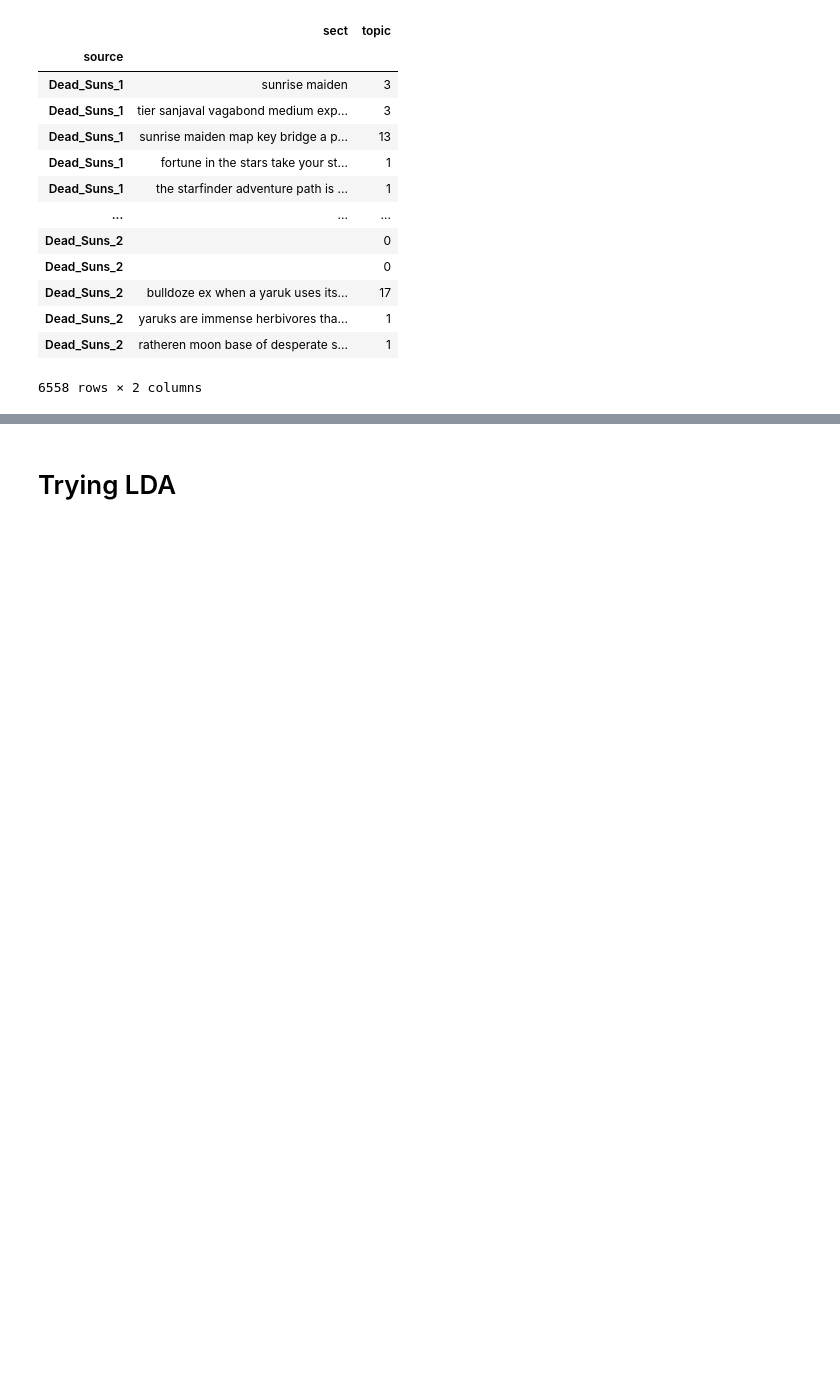
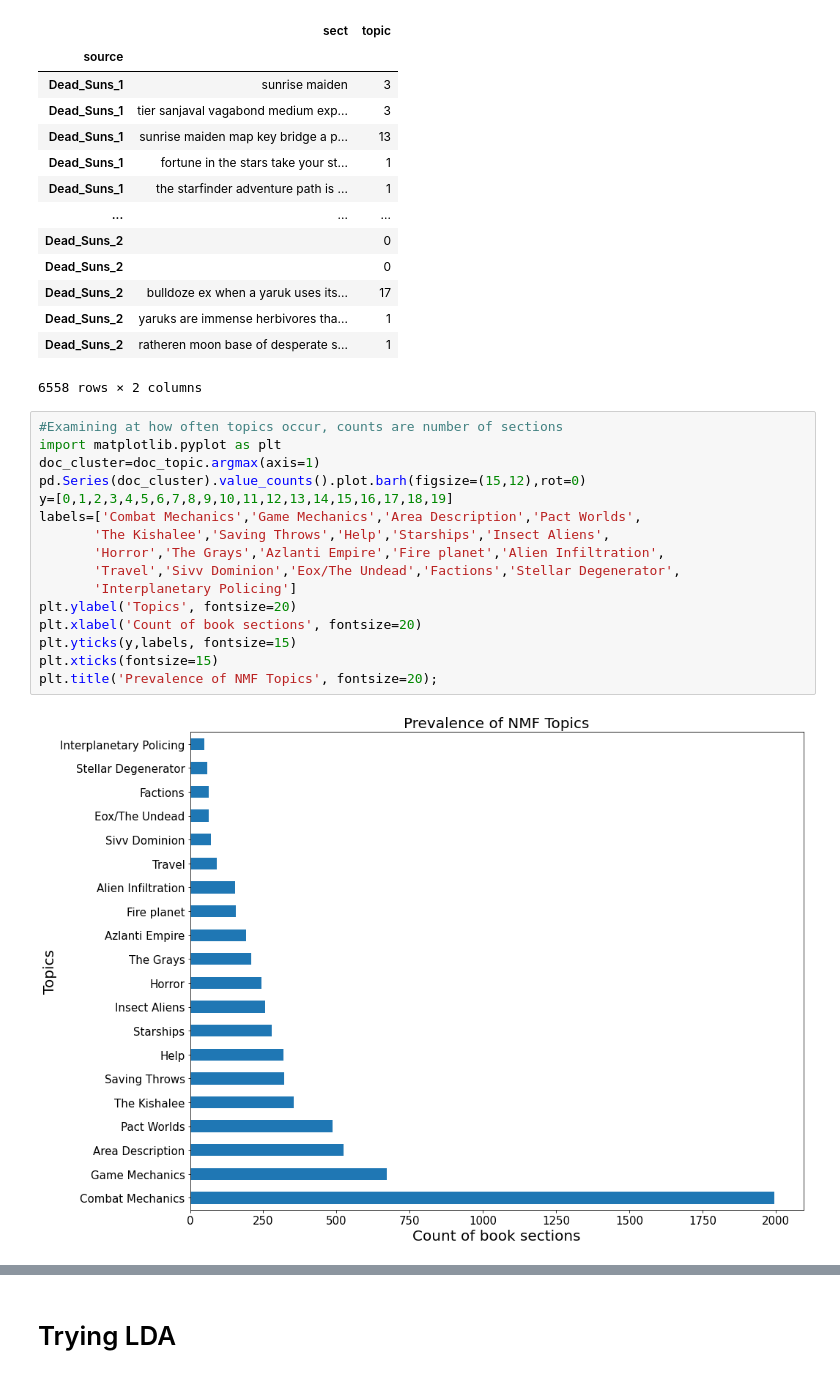
Before and after one commit to Jilliane1993/Starfinder_NLP, a Jupyter notebook: Starfinder_section_topic_modeling.ipynb, the cells around one changed output, grey strips where cells are left out. Drawn from its saved outputs; the diff is of its cells as text; blank space fills up the shorter version.

```diff
--- a/Starfinder_section_topic_modeling.ipynb
+++ b/Starfinder_section_topic_modeling.ipynb
@@ -183,4 +183,22 @@ data_clean1
 | Dead_Suns_2 | yaruks are immense herbivores tha... | 1 |
 | Dead_Suns_2 | ratheren moon base of desperate s... | 1 |
 6558 rows × 2 columns
+# %%
+#Examining at how often topics occur, counts are number of sections
+import matplotlib.pyplot as plt
+doc_cluster=doc_topic.argmax(axis=1)
+pd.Series(doc_cluster).value_counts().plot.barh(figsize=(15,12),rot=0)
+y=[0,1,2,3,4,5,6,7,8,9,10,11,12,13,14,15,16,17,18,19]
+labels=['Combat Mechanics','Game Mechanics','Area Description','Pact Worlds',
+       'The Kishalee','Saving Throws','Help','Starships','Insect Aliens',
+       'Horror','The Grays','Azlanti Empire','Fire planet','Alien Infiltration',
+       'Travel','Sivv Dominion','Eox/The Undead','Factions','Stellar Degenerator',
+       'Interplanetary Policing']
+plt.ylabel('Topics', fontsize=20)
+plt.xlabel('Count of book sections', fontsize=20)
+plt.yticks(y,labels, fontsize=15)
+plt.xticks(fontsize=15)
+plt.title('Prevalence of NMF Topics', fontsize=20);
+# %% [output]
+[figure, added]
 # %%
```
Also changed, not shown: parts of 7 cells of this notebook, 2 other files.
